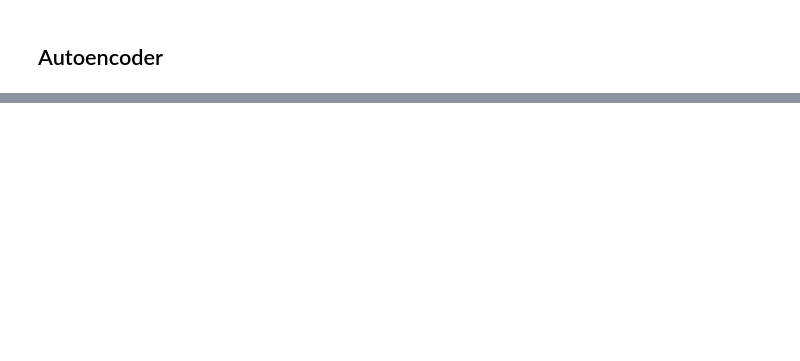
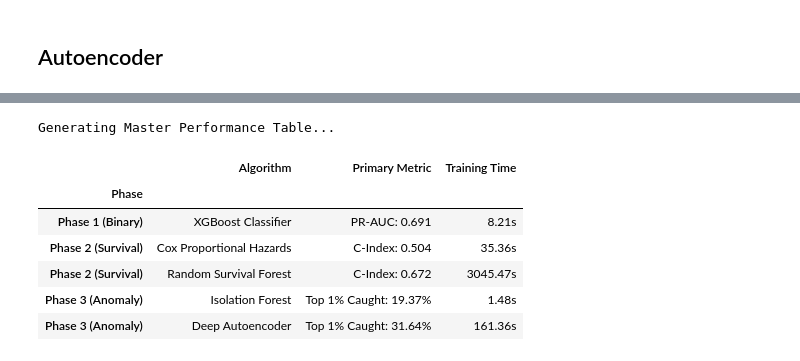
Before and after one commit to sadegh-n/backblaze-failure-prediction, a Jupyter notebook: notebooks/03_model.ipynb, the cells around one changed output, grey strips where cells are left out. Cells and saved outputs as stored; diff of their text form; code cells hidden in the pictures; blank space fills up the shorter version.

```diff
--- a/notebooks/03_model.ipynb
+++ b/notebooks/03_model.ipynb
@@ -338,0 +392,48 @@ Pseudo-Recall: 31.64%
+# %%
+print("Generating Master Performance Table...")
+
+results_data = {
+    'Phase': [
+        'Phase 1 (Binary)',
+        'Phase 2 (Survival)',
+        'Phase 2 (Survival)',
+        'Phase 3 (Anomaly)',
+        'Phase 3 (Anomaly)'
+    ],
+    'Algorithm': [
+        'XGBoost Classifier',
+        'Cox Proportional Hazards',
+        'Random Survival Forest',
+        'Isolation Forest',
+        'Deep Autoencoder'
+    ],
+    'Primary Metric': [
+        'PR-AUC: 0.691',
+        'C-Index: 0.504',
+        'C-Index: 0.672',
+        'Top 1% Caught: 19.37%',
+        'Top 1% Caught: 31.64%'
+    ],
+    'Training Time': [
+        '8.21s',
+        '35.36s',
+        '3045.47s',
+        '1.48s',
+        '161.36s'
+    ]
+}
+
+results_df = pd.DataFrame(results_data)
+
+results_df = results_df.set_index('Phase')
+
+display(results_df)
+# %% [output]
+Generating Master Performance Table...
+|  | Algorithm | Primary Metric | Training Time |
+| Phase |  |  |  |
+| Phase 1 (Binary) | XGBoost Classifier | PR-AUC: 0.691 | 8.21s |
+| Phase 2 (Survival) | Cox Proportional Hazards | C-Index: 0.504 | 35.36s |
+| Phase 2 (Survival) | Random Survival Forest | C-Index: 0.672 | 3045.47s |
+| Phase 3 (Anomaly) | Isolation Forest | Top 1% Caught: 19.37% | 1.48s |
+| Phase 3 (Anomaly) | Deep Autoencoder | Top 1% Caught: 31.64% | 161.36s |
```
Also changed, not shown: parts of 12 cells of this notebook.
